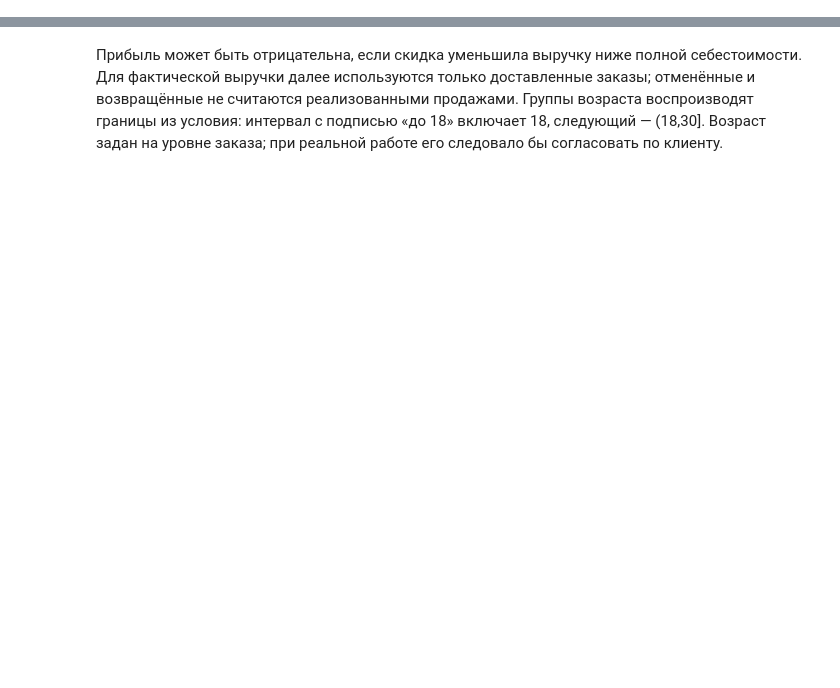
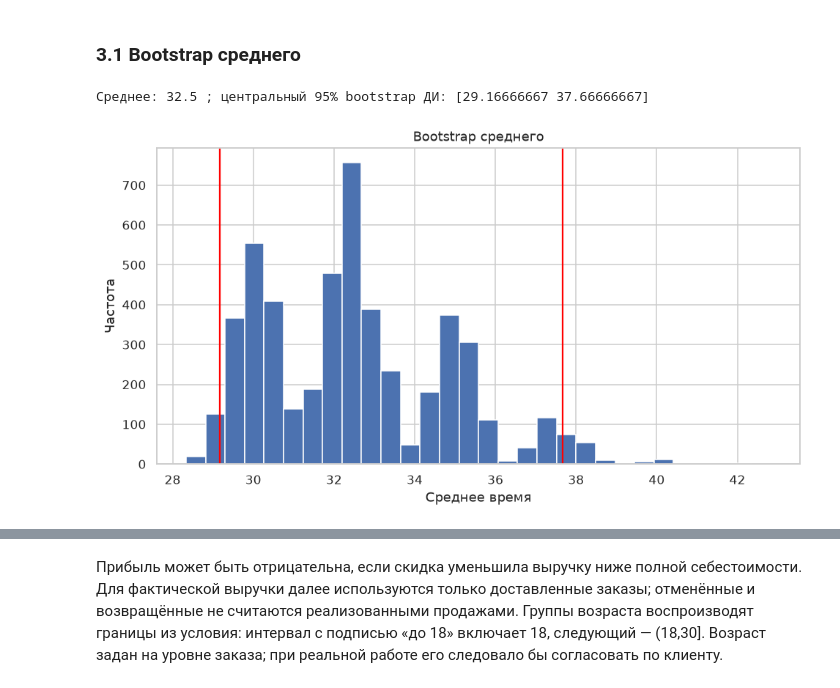
Before and after one commit to lisovcoff/susu-data-analysis-labs, a Jupyter notebook: lab2/lab2.ipynb, the cells around one changed output, grey strips where cells are left out. Saved outputs shown, nothing was run; the diff lists cells and outputs as text; code cells hidden in the pictures; blank space fills up the shorter version.

```diff
--- a/lab02/part2/lab02_part2.ipynb
+++ b/lab2/lab2.ipynb
@@ -138,0 +189,21 @@ Name: count, dtype: int64
+# %% [markdown]
+### 3.1 Bootstrap среднего
+# %%
+np.random.seed(42)
+x = np.array([28, 31, 29, 45, 32, 30])
+B = 5000
+means = np.empty(B)
+for i in range(B):
+    means[i] = np.random.choice(x, size=x.size, replace=True).mean()
+ci = np.quantile(means, [0.025, 0.975])
+print('Среднее:', x.mean(), '; центральный 95% bootstrap ДИ:', ci)
+plt.hist(means, bins=30)
+plt.axvline(ci[0], color='red')
+plt.axvline(ci[1], color='red')
+plt.title('Bootstrap среднего')
+plt.xlabel('Среднее время')
+plt.ylabel('Частота')
+show('bootstrap')
+# %% [output]
+Среднее: 32.5 ; центральный 95% bootstrap ДИ: [29.16666667 37.66666667]
+[figure, added]
```
Also changed, not shown: parts of 65 cells of this notebook, 44 other files.
